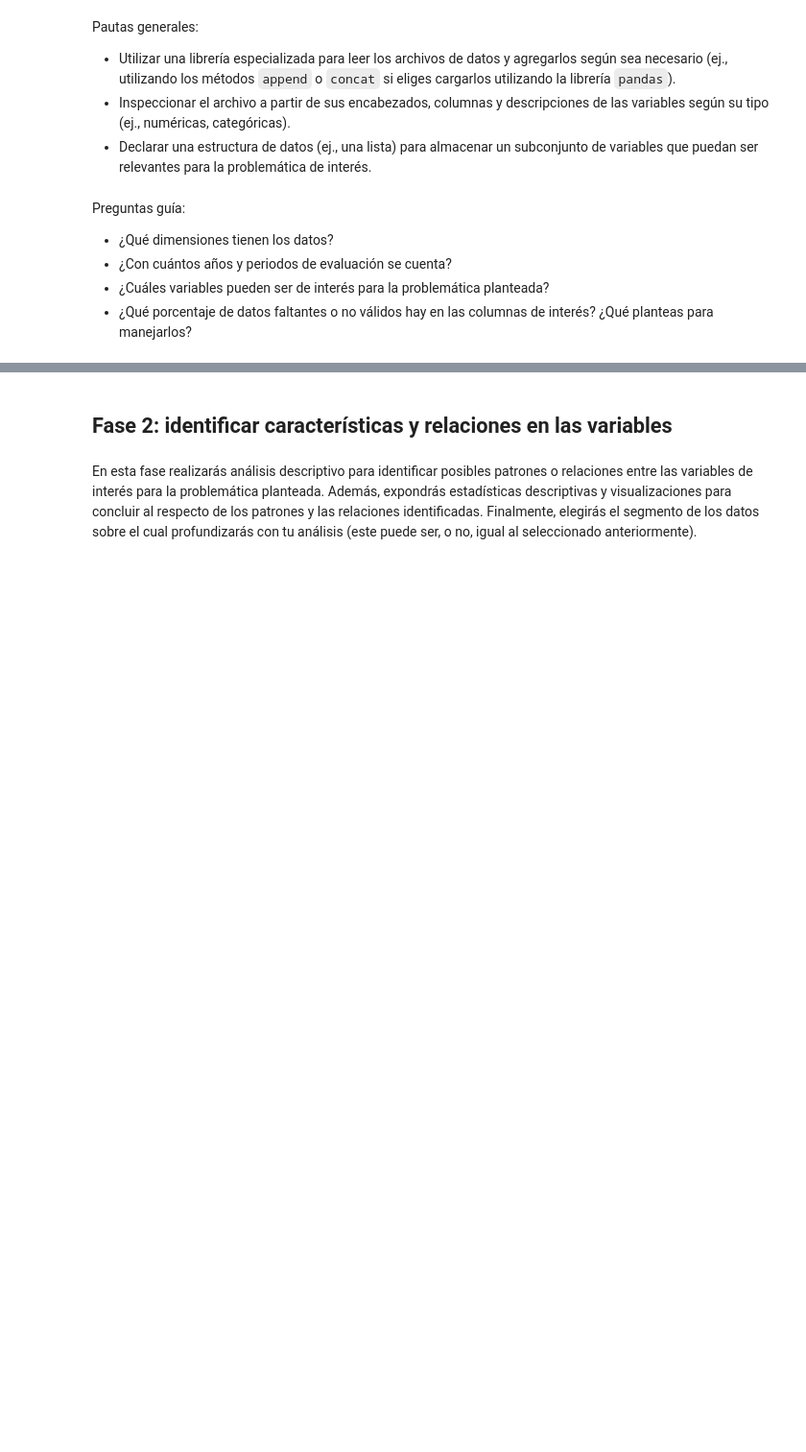
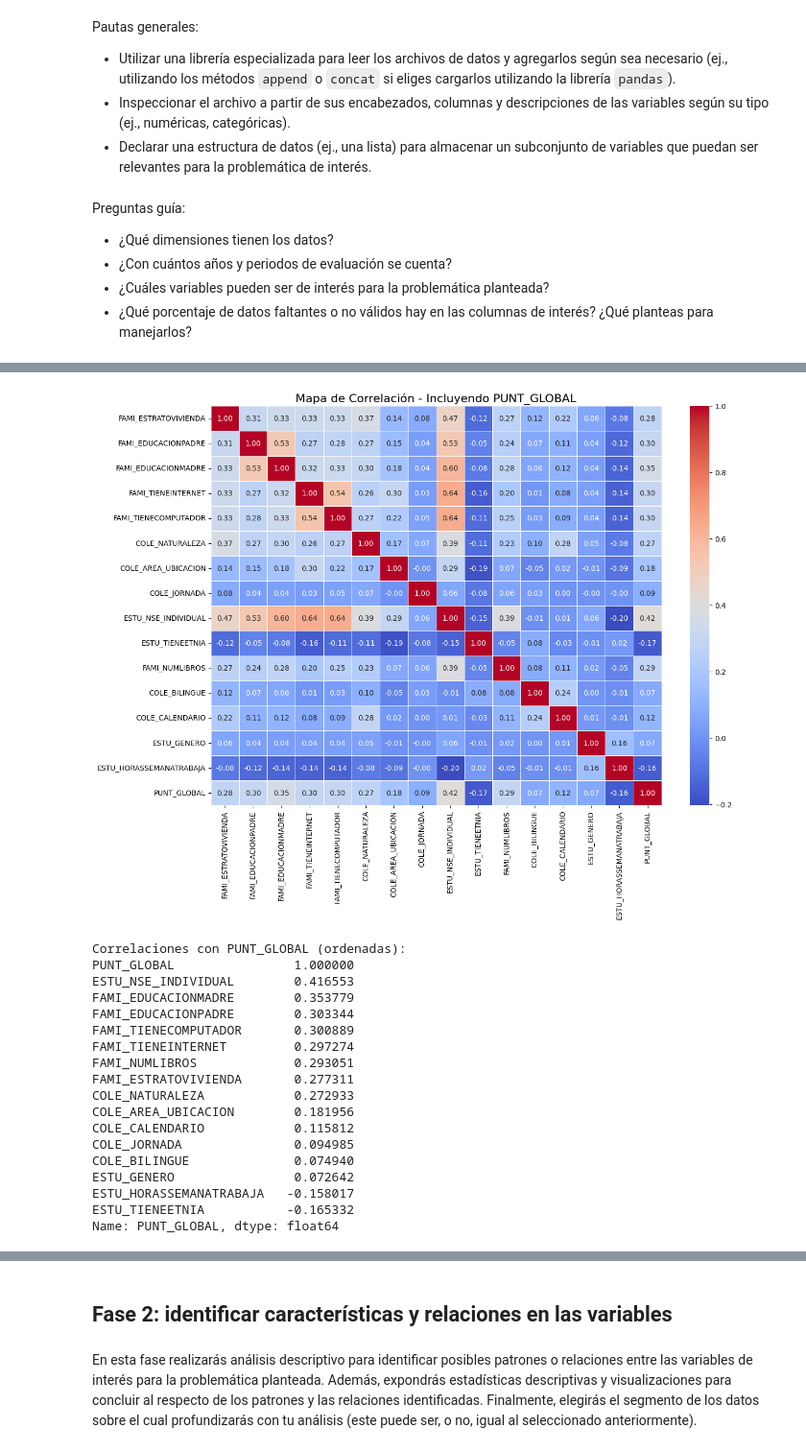
Before and after one commit to Manulol1904/Talleres_IA, a Jupyter notebook: Inteligencia artificial/Semana 7/Semana7.ipynb, the cells around one changed output, grey strips where cells are left out. Shown: that part at 96% size. Drawn from its saved outputs; the diff is of its cells as text; code cells hidden in the pictures; blank space fills up the shorter version.

```diff
--- a/Inteligencia artificial/Semana 7/Semana7.ipynb
+++ b/Inteligencia artificial/Semana 7/Semana7.ipynb
@@ -52,0 +372,17 @@ Preguntas guía:
+# %%
+# Rellenar nulos con los valores indicados
+df_encoded["FAMI_ESTRATOVIVIENDA"] = df_encoded["FAMI_ESTRATOVIVIENDA"].fillna(2.0)
+df_encoded["FAMI_EDUCACIONPADRE"] = df_encoded["FAMI_EDUCACIONPADRE"].fillna(5.0)
+df_encoded["FAMI_EDUCACIONMADRE"] = df_encoded["FAMI_EDUCACIONMADRE"].fillna(6.0)
+df_encoded["FAMI_TIENEINTERNET"] = df_encoded["FAMI_TIENEINTERNET"].fillna(1.0)
+df_encoded["FAMI_TIENECOMPUTADOR"] = df_encoded["FAMI_TIENECOMPUTADOR"].fillna(1.0)
+df_encoded["COLE_NATURALEZA"] = df_encoded["COLE_NATURALEZA"].fillna(0.0)
+df_encoded["COLE_AREA_UBICACION"] = df_encoded["COLE_AREA_UBICACION"].fillna(1.0)
+df_encoded["COLE_JORNADA"] = df_encoded["COLE_JORNADA"].fillna(2.0)
+df_encoded["ESTU_NSE_INDIVIDUAL"] = df_encoded["ESTU_NSE_INDIVIDUAL"].fillna(2.0)
+df_encoded["ESTU_TIENEETNIA"] = df_encoded["ESTU_TIENEETNIA"].fillna(0.0)
+df_encoded["FAMI_NUMLIBROS"] = df_encoded["FAMI_NUMLIBROS"].fillna(18.0)
+df_encoded["COLE_BILINGUE"] = df_encoded["COLE_BILINGUE"].fillna(0.0)
+df_encoded["COLE_CALENDARIO"] = df_encoded["COLE_CALENDARIO"].fillna(0.0)
+df_encoded["ESTU_GENERO"] = df_encoded["ESTU_GENERO"].fillna(0.0)
+df_encoded["ESTU_HORASSEMANATRABAJA"] = df_encoded["ESTU_HORASSEMANATRABAJA"].fillna(0.0)
@@ -52,0 +415,44 @@ Preguntas guía:
+# %%
+import matplotlib.pyplot as plt
+import seaborn as sns
+
+# --- Calcular matriz de correlación ---
+corr = df_encoded.corr(numeric_only=True)
+
+# --- Heatmap con valores incluidos ---
+plt.figure(figsize=(14,10))
+sns.heatmap(
+    corr,
+    cmap="coolwarm",
+    annot=True,      # mostrar valores
+    fmt=".2f",       # 2 decimales
+    linewidths=0.5,
+    cbar=True
+)
+plt.title("Mapa de Correlación - Incluyendo PUNT_GLOBAL", fontsize=16)
+plt.show()
+
+# --- Correlación con la variable objetivo ---
+corr_target = corr["PUNT_GLOBAL"].sort_values(ascending=False)
+print("Correlaciones con PUNT_GLOBAL (ordenadas):")
+print(corr_target)
+# %% [output]
+[figure, added]
+Correlaciones con PUNT_GLOBAL (ordenadas):
+PUNT_GLOBAL                1.000000
+ESTU_NSE_INDIVIDUAL        0.416553
+FAMI_EDUCACIONMADRE        0.353779
+FAMI_EDUCACIONPADRE        0.303344
+FAMI_TIENECOMPUTADOR       0.300889
+FAMI_TIENEINTERNET         0.297274
+FAMI_NUMLIBROS             0.293051
+FAMI_ESTRATOVIVIENDA       0.277311
+COLE_NATURALEZA            0.272933
+COLE_AREA_UBICACION        0.181956
+COLE_CALENDARIO            0.115812
+COLE_JORNADA               0.094985
+COLE_BILINGUE              0.074940
+ESTU_GENERO                0.072642
+ESTU_HORASSEMANATRABAJA   -0.158017
+ESTU_TIENEETNIA           -0.165332
+Name: PUNT_GLOBAL, dtype: float64
```
Also changed, not shown: parts of 12 cells of this notebook.
